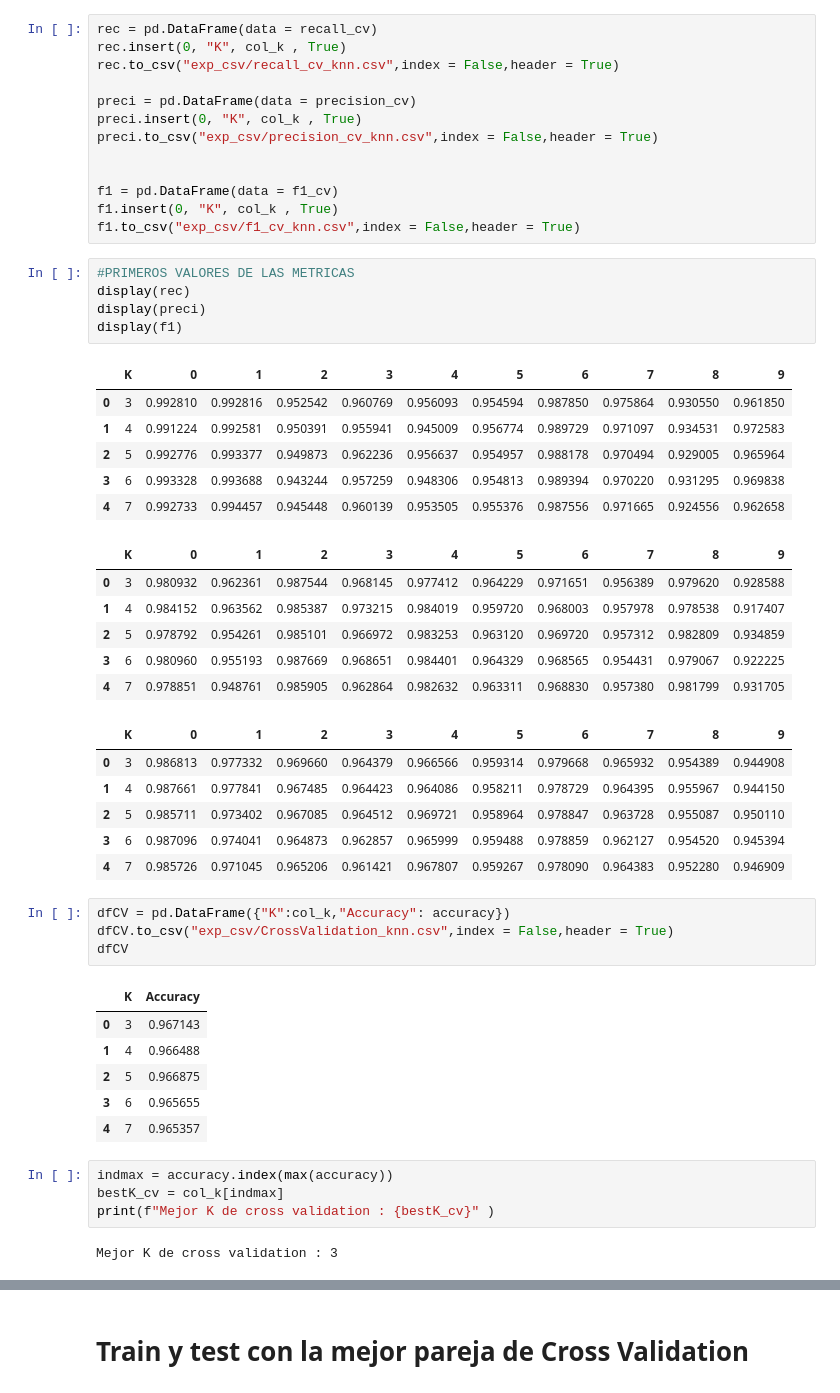
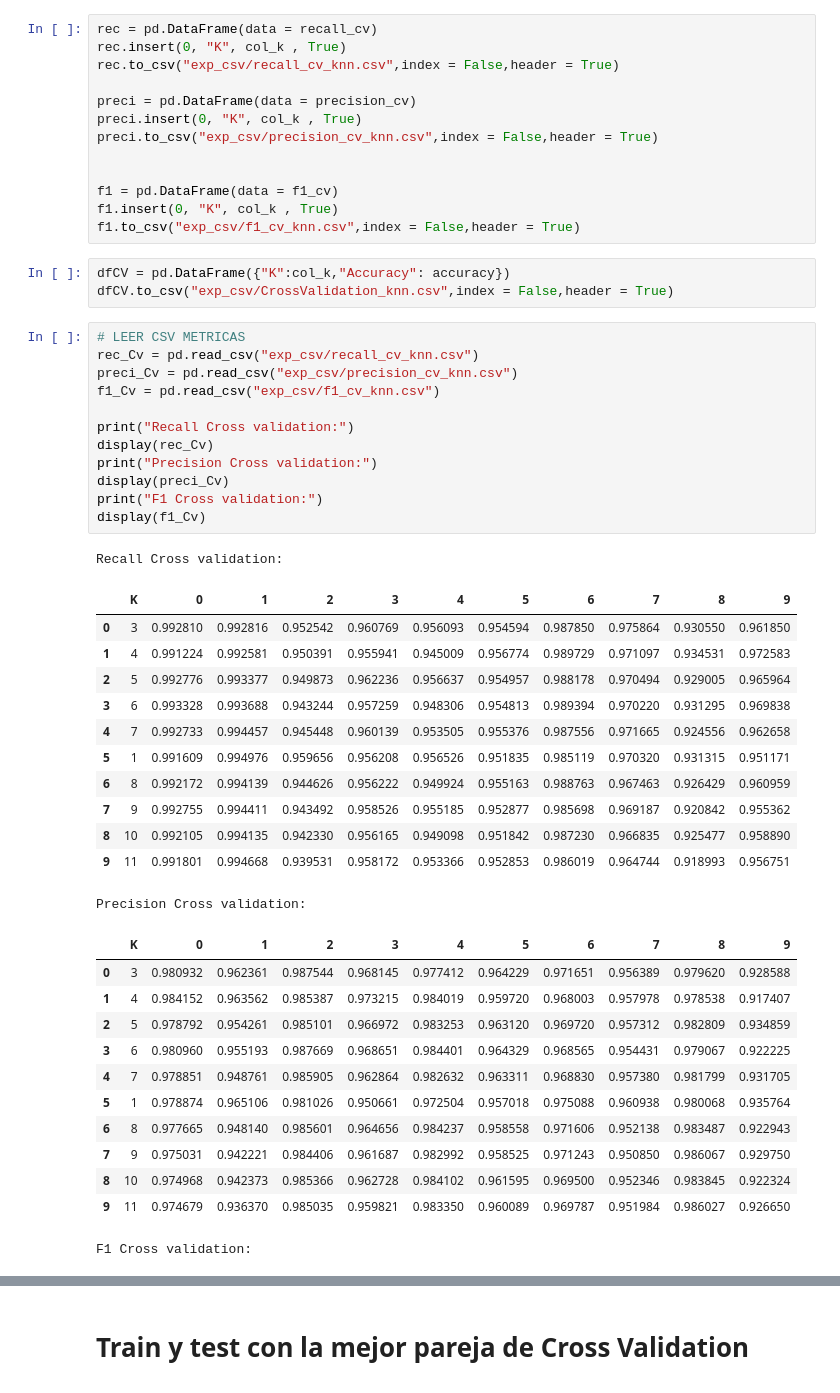
Before and after one commit to fzanollo/metodos-num, a Jupyter notebook: tp2/notebooks/knnsimple.ipynb, the cells around one changed output, grey strips where cells are left out. Saved outputs shown, nothing was run; the diff lists cells and outputs as text.

```diff
--- a/tp2/notebooks/knnsimple.ipynb
+++ b/tp2/notebooks/knnsimple.ipynb
@@ -481,44 +386,44 @@ preci.to_csv("exp_csv/precision_cv_knn.csv",index = False,header = True)
 f1 = pd.DataFrame(data = f1_cv)
 f1.insert(0, "K", col_k , True)
 f1.to_csv("exp_csv/f1_cv_knn.csv",index = False,header = True)
-# %%
-#PRIMEROS VALORES DE LAS METRICAS
-display(rec)
-display(preci)
-display(f1)
-# %% [output]
-|  | K | 0 | 1 | 2 | 3 | 4 | 5 | 6 | 7 | 8 | 9 |
-| 0 | 3 | 0.992810 | 0.992816 | 0.952542 | 0.960769 | 0.956093 | 0.954594 | 0.987850 | 0.975864 | 0.930550 | 0.961850 |
-| 1 | 4 | 0.991224 | 0.992581 | 0.950391 | 0.955941 | 0.945009 | 0.956774 | 0.989729 | 0.971097 | 0.934531 | 0.972583 |
-| 2 | 5 | 0.992776 | 0.993377 | 0.949873 | 0.962236 | 0.956637 | 0.954957 | 0.988178 | 0.970494 | 0.929005 | 0.965964 |
-| 3 | 6 | 0.993328 | 0.993688 | 0.943244 | 0.957259 | 0.948306 | 0.954813 | 0.989394 | 0.970220 | 0.931295 | 0.969838 |
-| 4 | 7 | 0.992733 | 0.994457 | 0.945448 | 0.960139 | 0.953505 | 0.955376 | 0.987556 | 0.971665 | 0.924556 | 0.962658 |
-|  | K | 0 | 1 | 2 | 3 | 4 | 5 | 6 | 7 | 8 | 9 |
-| 0 | 3 | 0.980932 | 0.962361 | 0.987544 | 0.968145 | 0.977412 | 0.964229 | 0.971651 | 0.956389 | 0.979620 | 0.928588 |
-| 1 | 4 | 0.984152 | 0.963562 | 0.985387 | 0.973215 | 0.984019 | 0.959720 | 0.968003 | 0.957978 | 0.978538 | 0.917407 |
-| 2 | 5 | 0.978792 | 0.954261 | 0.985101 | 0.966972 | 0.983253 | 0.963120 | 0.969720 | 0.957312 | 0.982809 | 0.934859 |
-| 3 | 6 | 0.980960 | 0.955193 | 0.987669 | 0.968651 | 0.984401 | 0.964329 | 0.968565 | 0.954431 | 0.979067 | 0.922225 |
-| 4 | 7 | 0.978851 | 0.948761 | 0.985905 | 0.962864 | 0.982632 | 0.963311 | 0.968830 | 0.957380 | 0.981799 | 0.931705 |
-|  | K | 0 | 1 | 2 | 3 | 4 | 5 | 6 | 7 | 8 | 9 |
-| 0 | 3 | 0.986813 | 0.977332 | 0.969660 | 0.964379 | 0.966566 | 0.959314 | 0.979668 | 0.965932 | 0.954389 | 0.944908 |
-| 1 | 4 | 0.987661 | 0.977841 | 0.967485 | 0.964423 | 0.964086 | 0.958211 | 0.978729 | 0.964395 | 0.955967 | 0.944150 |
-| 2 | 5 | 0.985711 | 0.973402 | 0.967085 | 0.964512 | 0.969721 | 0.958964 | 0.978847 | 0.963728 | 0.955087 | 0.950110 |
-| 3 | 6 | 0.987096 | 0.974041 | 0.964873 | 0.962857 | 0.965999 | 0.959488 | 0.978859 | 0.962127 | 0.954520 | 0.945394 |
-| 4 | 7 | 0.985726 | 0.971045 | 0.965206 | 0.961421 | 0.967807 | 0.959267 | 0.978090 | 0.964383 | 0.952280 | 0.946909 |
 # %%
 dfCV = pd.DataFrame({"K":col_k,"Accuracy": accuracy})
 dfCV.to_csv("exp_csv/CrossValidation_knn.csv",index = False,header = True)
-dfCV
-# %% [output]
-|  | K | Accuracy |
-| 0 | 3 | 0.967143 |
-| 1 | 4 | 0.966488 |
-| 2 | 5 | 0.966875 |
-| 3 | 6 | 0.965655 |
-| 4 | 7 | 0.965357 |
-# %%
-indmax = accuracy.index(max(accuracy))
-bestK_cv = col_k[indmax]
-print(f"Mejor K de cross validation : {bestK_cv}" )
-# %% [output]
-Mejor K de cross validation : 3
+# %%
+# LEER CSV METRICAS
+rec_Cv = pd.read_csv("exp_csv/recall_cv_knn.csv")
+preci_Cv = pd.read_csv("exp_csv/precision_cv_knn.csv")
+f1_Cv = pd.read_csv("exp_csv/f1_cv_knn.csv")
+
+print("Recall Cross validation:")
+display(rec_Cv)
+print("Precision Cross validation:")
+display(preci_Cv)
+print("F1 Cross validation:")
+display(f1_Cv)
+# %% [output]
+Recall Cross validation:
+|  | K | 0 | 1 | 2 | 3 | 4 | 5 | 6 | 7 | 8 | 9 |
+| 0 | 3 | 0.992810 | 0.992816 | 0.952542 | 0.960769 | 0.956093 | 0.954594 | 0.987850 | 0.975864 | 0.930550 | 0.961850 |
+| 1 | 4 | 0.991224 | 0.992581 | 0.950391 | 0.955941 | 0.945009 | 0.956774 | 0.989729 | 0.971097 | 0.934531 | 0.972583 |
+| 2 | 5 | 0.992776 | 0.993377 | 0.949873 | 0.962236 | 0.956637 | 0.954957 | 0.988178 | 0.970494 | 0.929005 | 0.965964 |
+| 3 | 6 | 0.993328 | 0.993688 | 0.943244 | 0.957259 | 0.948306 | 0.954813 | 0.989394 | 0.970220 | 0.931295 | 0.969838 |
+| 4 | 7 | 0.992733 | 0.994457 | 0.945448 | 0.960139 | 0.953505 | 0.955376 | 0.987556 | 0.971665 | 0.924556 | 0.962658 |
+| 5 | 1 | 0.991609 | 0.994976 | 0.959656 | 0.956208 | 0.956526 | 0.951835 | 0.985119 | 0.970320 | 0.931315 | 0.951171 |
+| 6 | 8 | 0.992172 | 0.994139 | 0.944626 | 0.956222 | 0.949924 | 0.955163 | 0.988763 | 0.967463 | 0.926429 | 0.960959 |
+| 7 | 9 | 0.992755 | 0.994411 | 0.943492 | 0.958526 | 0.955185 | 0.952877 | 0.985698 | 0.969187 | 0.920842 | 0.955362 |
+| 8 | 10 | 0.992105 | 0.994135 | 0.942330 | 0.956165 | 0.949098 | 0.951842 | 0.987230 | 0.966835 | 0.925477 | 0.958890 |
+| 9 | 11 | 0.991801 | 0.994668 | 0.939531 | 0.958172 | 0.953366 | 0.952853 | 0.986019 | 0.964744 | 0.918993 | 0.956751 |
+Precision Cross validation:
+|  | K | 0 | 1 | 2 | 3 | 4 | 5 | 6 | 7 | 8 | 9 |
+| 0 | 3 | 0.980932 | 0.962361 | 0.987544 | 0.968145 | 0.977412 | 0.964229 | 0.971651 | 0.956389 | 0.979620 | 0.928588 |
+| 1 | 4 | 0.984152 | 0.963562 | 0.985387 | 0.973215 | 0.984019 | 0.959720 | 0.968003 | 0.957978 | 0.978538 | 0.917407 |
+| 2 | 5 | 0.978792 | 0.954261 | 0.985101 | 0.966972 | 0.983253 | 0.963120 | 0.969720 | 0.957312 | 0.982809 | 0.934859 |
+| 3 | 6 | 0.980960 | 0.955193 | 0.987669 | 0.968651 | 0.984401 | 0.964329 | 0.968565 | 0.954431 | 0.979067 | 0.922225 |
+| 4 | 7 | 0.978851 | 0.948761 | 0.985905 | 0.962864 | 0.982632 | 0.963311 | 0.968830 | 0.957380 | 0.981799 | 0.931705 |
+| 5 | 1 | 0.978874 | 0.965106 | 0.981026 | 0.950661 | 0.972504 | 0.957018 | 0.975088 | 0.960938 | 0.980068 | 0.935764 |
+| 6 | 8 | 0.977665 | 0.948140 | 0.985601 | 0.964656 | 0.984237 | 0.958558 | 0.971606 | 0.952138 | 0.983487 | 0.922943 |
+| 7 | 9 | 0.975031 | 0.942221 | 0.984406 | 0.961687 | 0.982992 | 0.958525 | 0.971243 | 0.950850 | 0.986067 | 0.929750 |
+| 8 | 10 | 0.974968 | 0.942373 | 0.985366 | 0.962728 | 0.984102 | 0.961595 | 0.969500 | 0.952346 | 0.983845 | 0.922324 |
+| 9 | 11 | 0.974679 | 0.936370 | 0.985035 | 0.959821 | 0.983350 | 0.960089 | 0.969787 | 0.951984 | 0.986027 | 0.926650 |
+F1 Cross validation:
```
Also changed, not shown: parts of 28 cells of this notebook, 1 other file.
